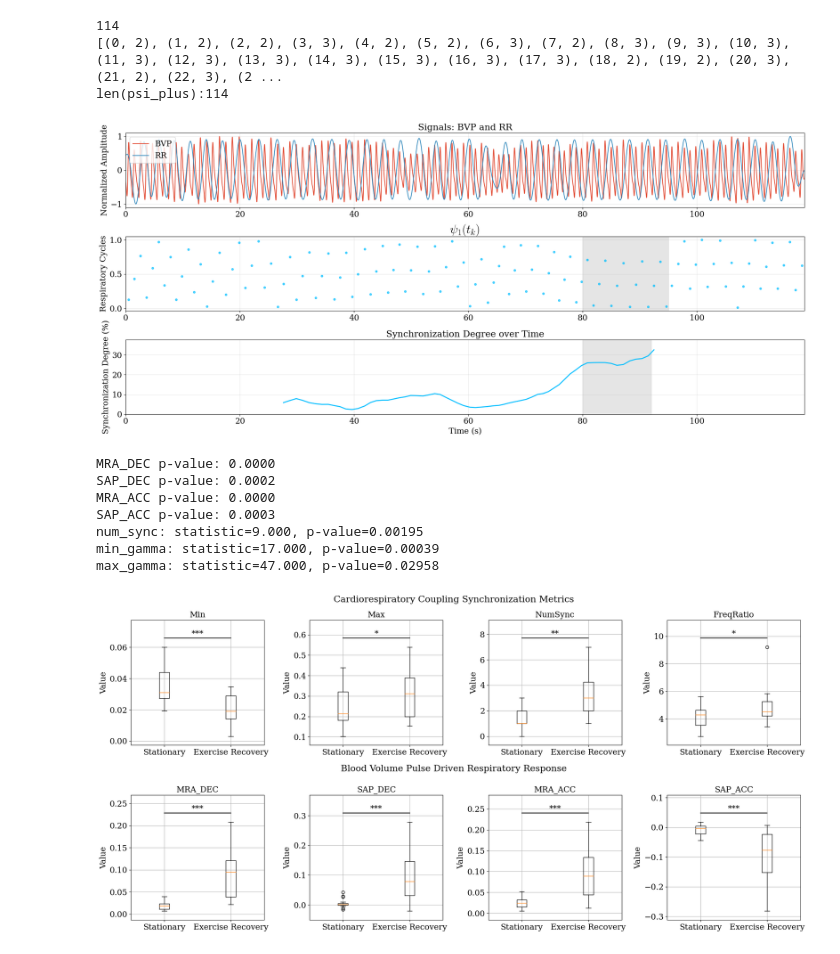
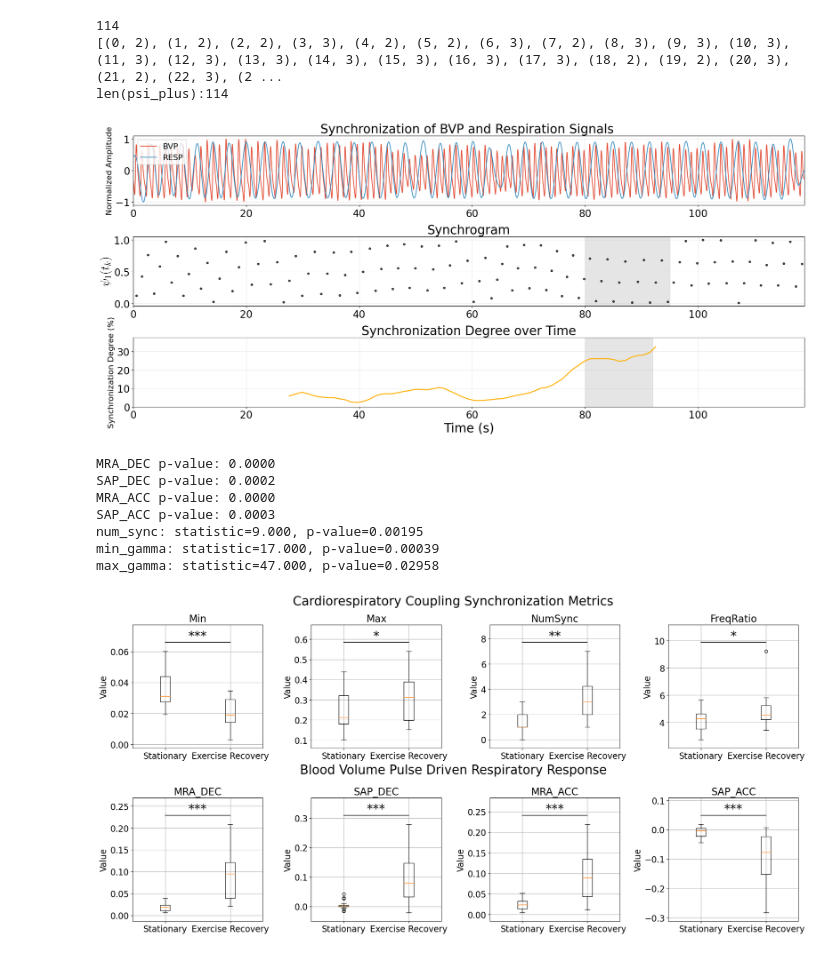
Before and after one commit to McJackTang/CRC, a Jupyter notebook: data/draw_update.ipynb, the cells around one changed output. Saved outputs shown, nothing was run; the diff lists cells and outputs as text; code cells hidden in the pictures.

```diff
--- a/data/draw_update.ipynb
+++ b/data/draw_update.ipynb
@@ -202,22 +202,22 @@ def synchrogram_1(hr_signal, rr_signal, title=""):
     # 绘制同步图
     # First plot: BVP and RR signals
     axes[0].plot(time, hr_norm, color=colors['red'], label='BVP', linewidth=1.5)
-    axes[0].plot(time, rr_norm, color=colors['blue'], label='RR', linewidth=1.5)
-    axes[0].set_title("Signals: BVP and RR", fontsize=18)
+    axes[0].plot(time, rr_norm, color=colors['blue'], label='RESP', linewidth=1.5)
+    axes[0].set_title("Synchronization of BVP and Respiration Signals ", fontsize=25)
     axes[0].legend(loc='best', fontsize=16)
     axes[0].set_ylabel("Normalized Amplitude", fontsize=16)
     axes[0].grid(True, alpha=0.3)
-    axes[0].tick_params(axis='both', labelsize=16)
+    axes[0].tick_params(axis='both', labelsize=20)
     axes[0].set_xlim([time[0], time[-1]])
 
     # Second plot: Synchrogram
-    axes[1].plot(time_peaks, sync_1/(2*np.pi), "o", markersize=4, color=colors['cyan'], alpha=0.7)
+    axes[1].plot(time_peaks, sync_1/(2*np.pi), "o", markersize=4, color='black', alpha=0.7)
     #plt.rcParams["text.usetex"] = True
-    axes[1].set_title(r'$\mathrm{\psi}_1(t_k)$', fontsize=25, fontweight='bold',usetex=True)
+    axes[1].set_title(r'Synchrogram', fontsize=25)
     #plt.rcParams["text.usetex"] = False
-    axes[1].set_ylabel("Respiratory Cycles", fontsize=16)
+    axes[1].set_ylabel("$\mathrm{\psi}_1(t_k)$", fontsize=25, usetex=True, fontweight='bold')
     axes[1].grid(True, alpha=0.3)
-    axes[1].tick_params(axis='both', labelsize=16)
+    axes[1].tick_params(axis='both', labelsize=20)
     axes[1].set_xlim([time[0], time[-1]])
 
     # Add rectangle to highlight 80-95s region in synchrogram
@@ -230,40 +230,40 @@ def synchrogram_1(hr_signal, rr_signal, title=""):
     scaled_min_val = min_val * 100
     scaled_max_val = max_val * 100
     start_tick = math.floor(scaled_min_val * 10) / 10
     end_tick = math.ceil(scaled_max_val * 10) / 10
 
     axes[2].set_ylim([max(0, start_tick-5), min(100, end_tick+5)])
     axes[2].set_yticks(np.arange(int(max(0, start_tick-5)), int(min(100, end_tick+5))+1, 10))
     axes[2].set_xlim([time[0], time[-1]])
-    axes[2].plot(time_peaks_trimmed, scaled_gamma_all, '-', color=colors['cyan'], linewidth=2)
+    axes[2].plot(time_peaks_trimmed, scaled_gamma_all, '-', color=colors['orange'], linewidth=2)
 
     # Add rectangle to highlight 80-95s region in sync degree plot
     axes[2].axvspan(80, 92, alpha=0.2, color='gray')
 
-    axes[2].set_title("Synchronization Degree over Time", fontsize=18)
-    axes[2].set_xlabel("Time (s)", fontsize=16)
+    axes[2].set_title("Synchronization Degree over Time", fontsize=25)
+    axes[2].set_xlabel("Time (s)", fontsize=25)
     axes[2].set_ylabel("Synchronization Degree (%)", fontsize=16)
     axes[2].grid(True, alpha=0.3)
-    axes[2].tick_params(axis='both', labelsize=16)
+    axes[2].tick_params(axis='both', labelsize=20)
 
 
     plt.tight_layout()
 
     plt.savefig("synchrogram_1.pdf", dpi=300, bbox_inches='tight')
     plt.show()
 
-hr_pattern = r"060201_v01_hr_0.npy"
-rr_pattern = r"060201_v01_rr_0.npy"
+hr_pattern = r"C:\Users\康萌\Desktop\SUMS_SizeW72\060201_v01_hr_0.npy"
+rr_pattern = r"C:\Users\康萌\Desktop\SUMS_SizeW72\060201_v01_rr_0.npy"
 bvp_signal= np.load(hr_pattern)
 rr_signal = np.load(rr_pattern)
 bvp_signal = bandpass_filter(bvp_signal, lowcut=0.5, highcut=3, fs=60, order=3)
 rr_signal = bandpass_filter(rr_signal, lowcut=0.1, highcut=0.5, fs=60, order=3)
 synchrogram_1(bvp_signal, rr_signal)
 # %% [output]
 114
 [(0, 2), (1, 2), (2, 2), (3, 3), (4, 2), (5, 2), (6, 3), (7, 2), (8, 3), (9, 3), (10, 3), (11, 3), (12, 3), (13, 3), (14, 3), (15, 3), (16, 3), (17, 3), (18, 2), (19, 2), (20, 3), (21, 2), (22, 3), (2 ...
 len(psi_plus):114
-[figure, old version]
+[figure, new version]
 # %%
 import numpy as np
 import matplotlib.pyplot as plt
@@ -372,17 +372,17 @@ fig, axes = plt.subplots(2, 4, figsize=(20, 10))  # Increased figure height for
 
 # 添加两行图的标题
 fig.text(0.5, 0.93, 'Cardiorespiratory Coupling Synchronization Metrics',
-         ha='center', fontsize=18)
+         ha='center', fontsize=25)
 fig.text(0.5, 0.46, 'Blood Volume Pulse Driven Respiratory Response',  # Moved title position down
-         ha='center', fontsize=18)
+         ha='center', fontsize=25)
 
 # 第一行：Min, Max, NumSync
 for i, (name, data) in enumerate(metrics_upper.items()):
     ax = axes[0, i]
     ax.boxplot(data, labels=['Stationary', 'Exercise Recovery'])
-    ax.set_title(name, fontsize=16)
-    ax.set_ylabel('Value', fontsize=16)
-    ax.tick_params(axis='both', labelsize=16)
+    ax.set_title(name, fontsize=20)
+    ax.set_ylabel('Value', fontsize=17)
+    ax.tick_params(axis='both', labelsize=17)
     ax.grid(True)
 
     y_max = max(np.max(data[0]), np.max(data[1]))
@@ -392,14 +392,14 @@ for i, (name, data) in enumerate(metrics_upper.items()):
     ax.plot([1, 2], [height, height], color='black')
     ax.text(1.5, height,
             f"{p_to_asterisks(p_values_upper[name])}",
-            ha='center', va='bottom', fontsize=16)
+            ha='center', va='bottom', fontsize=25)
 
 for i, (name, data) in enumerate(metrics_lower.items()):
     ax = axes[1, i]
     ax.boxplot(data, labels=['Stationary', 'Exercise Recovery'])
-    ax.set_title(name, fontsize=16)
-    ax.set_ylabel('Value', fontsize=16)
-    ax.tick_params(axis='both', labelsize=16)
+    ax.set_title(name, fontsize=20)
+    ax.set_ylabel('Value', fontsize=17)
+    ax.tick_params(axis='both', labelsize=17)
     ax.grid(True)
 
     y_max = max(np.max(data[0]), np.max(data[1]))
@@ -409,7 +409,7 @@ for i, (name, data) in enumerate(metrics_lower.items()):
     ax.plot([1, 2], [height, height], color='black')
     ax.text(1.5, height,
             f"{p_to_asterisks(p_values_lower[name])}",
-            ha='center', va='bottom', fontsize=16)
+            ha='center', va='bottom', fontsize=25)
 
 plt.tight_layout(rect=[0, 0, 1, 0.92])  # Adjusted rect to leave more space for titles
 plt.subplots_adjust(hspace=0.4)  # Added vertical space between rows
@@ -423,7 +423,7 @@ SAP_ACC p-value: 0.0003
 num_sync: statistic=9.000, p-value=0.00195
 min_gamma: statistic=17.000, p-value=0.00039
 max_gamma: statistic=47.000, p-value=0.02958
-[figure, old version]
+[figure, new version]
 # %%
 import numpy as np
 import matplotlib.pyplot as plt
```
Also changed, not shown: parts of 5 cells of this notebook, 2 other files.
